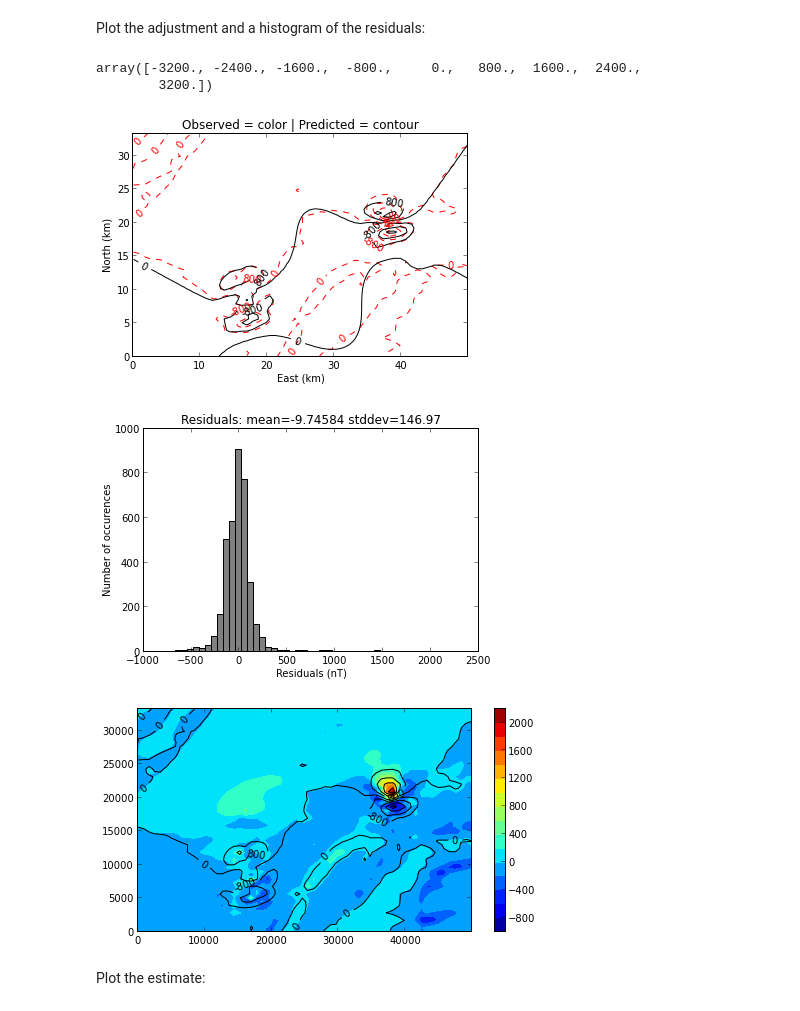
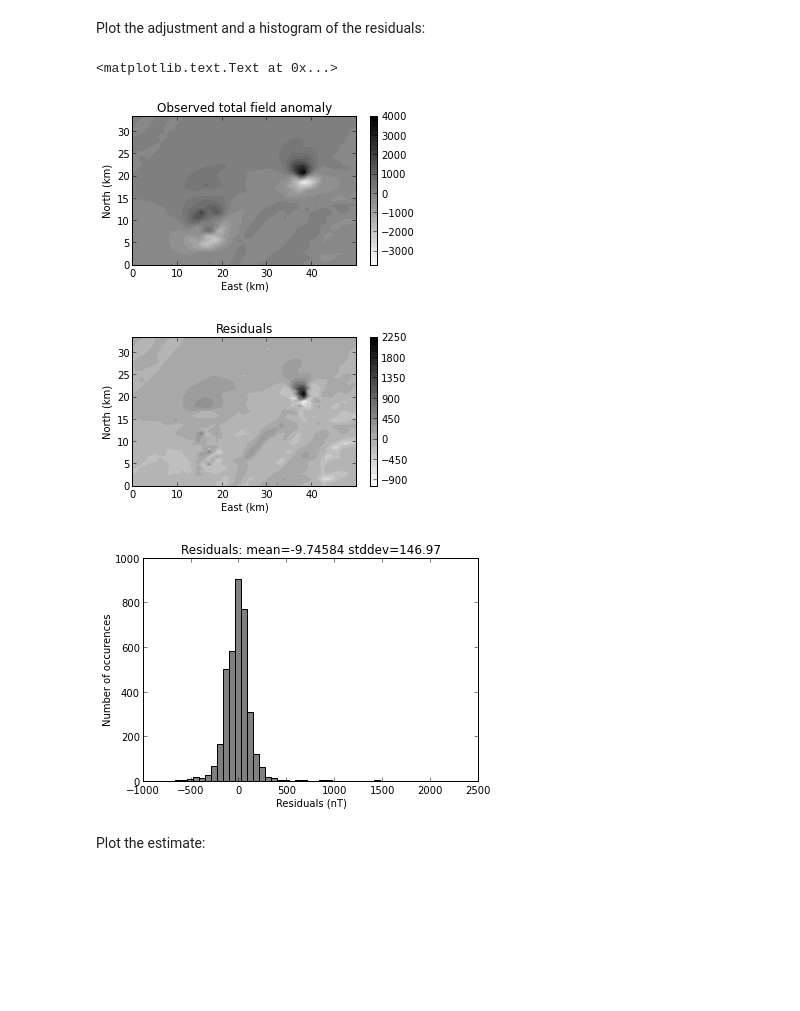
Before and after one commit to leouieda/agu-cancun2013, a Jupyter notebook: morro-do-engenho/ME-A2-inversion.ipynb, the cells around one changed output. Drawn from its saved outputs; the diff is of its cells as text; code cells hidden in the pictures; blank space fills up the shorter version.

Commit message:
Better figs for observations and residuals in ME-A2 inversion

```diff
--- a/morro-do-engenho/ME-A2-inversion.ipynb
+++ b/morro-do-engenho/ME-A2-inversion.ipynb
@@ -142,32 +142,38 @@ Percent of residuals standard deviation: 1.97295900403
 # %% [markdown]
 Plot the adjustment and a histogram of the residuals:
 # %%
-mpl.figure()
 shape = (60, 60)
-mpl.title("Observed = color | Predicted = contour")
+fobs = mpl.figure(figsize=(5,4))
+#mpl.title("Observed = color | Predicted = contour")
+mpl.title('Observed total field anomaly')
 mpl.axis('scaled')
-levels = mpl.contour(y, x, tf, shape, 10, interp=True, color='r', style='dashed')
-#mpl.colorbar()
-mpl.contour(y, x, predicted[0], shape, levels, interp=True)
+mpl.contourf(y, x, tf, shape, 30, interp=True, cmap=cm.gist_gray_r)
+mpl.colorbar(shrink=0.67)
+#levels = mpl.contour(y, x, tf, shape, 12, interp=True, color='k', style='dashed')
+#mpl.contour(y, x, predicted[0], shape, levels, interp=True)
+mpl.xlabel('East (km)')
+mpl.ylabel('North (km)')
+mpl.m2km()
+
+fres = mpl.figure(figsize=(5,4))
+#mpl.subplot(1, 2, 2)
+mpl.title('Residuals')
+mpl.axis('scaled')
+mpl.contourf(y, x, residuals, shape, 30, interp=True, cmap=cm.gist_gray_r)
+mpl.colorbar(shrink=0.67)
+#mpl.contour(y, x, tf, shape, 10, interp=True)
 mpl.xlabel('East (km)')
 mpl.ylabel('North (km)')
 mpl.m2km()
 
 mpl.figure()
 mpl.title('Residuals: mean=%g stddev=%g' % (residuals.mean(), residuals.std()))
 mpl.hist(residuals, bins=50, color='gray')
 mpl.xlabel('Residuals (nT)')
 mpl.ylabel('Number of occurences')
 #mpl.xlim(-1000, 1000)
-
-mpl.figure(figsize=(8,4))
-mpl.axis('scaled')
-mpl.contourf(y, x, residuals, shape, 15, interp=True)
-mpl.colorbar()
-mpl.contour(y, x, tf, shape, 10, interp=True)
 # %% [output]
-array([-3200., -2400., -1600.,  -800.,     0.,   800.,  1600.,  2400.,
-        3200.])
+<matplotlib.text.Text at 0x...>
-[figure, old version]
+[figure, new version]
-[figure, old version]
+[figure, new version]
-[figure, old version]
+[figure, new version]
```
Also changed, not shown: parts of 1 cell of this notebook.
